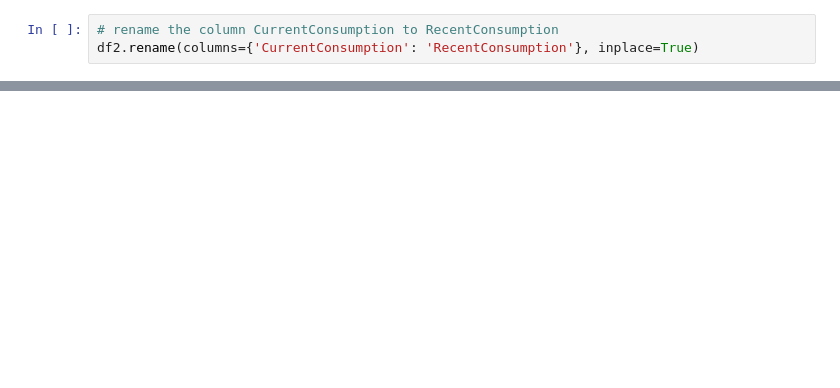
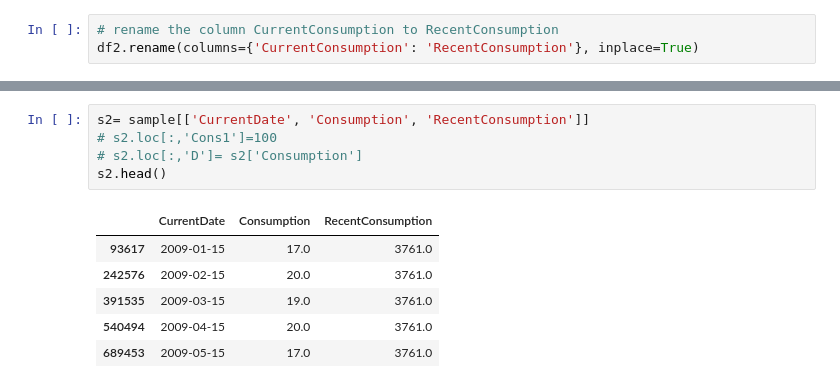
Before and after one commit to drnesr/WaterConsumption, a Jupyter notebook: WaterConsumtionSorono.ipynb, the cells around one changed output, grey strips where cells are left out. Cells and saved outputs as stored; diff of their text form; blank space fills up the shorter version.

```diff
--- a/WaterConsumtionSorono.ipynb
+++ b/WaterConsumtionSorono.ipynb
@@ -335,0 +435,12 @@ df2.sample(5)
+# %%
+s2= sample[['CurrentDate', 'Consumption', 'RecentConsumption']]
+# s2.loc[:,'Cons1']=100
+# s2.loc[:,'D']= s2['Consumption']
+s2.head()
+# %% [output]
+|  | CurrentDate | Consumption | RecentConsumption |
+| 93617 | 2009-01-15 | 17.0 | 3761.0 |
+| 242576 | 2009-02-15 | 20.0 | 3761.0 |
+| 391535 | 2009-03-15 | 19.0 | 3761.0 |
+| 540494 | 2009-04-15 | 20.0 | 3761.0 |
+| 689453 | 2009-05-15 | 17.0 | 3761.0 |
```
Also changed, not shown: parts of 10 cells of this notebook, 4 other files.
